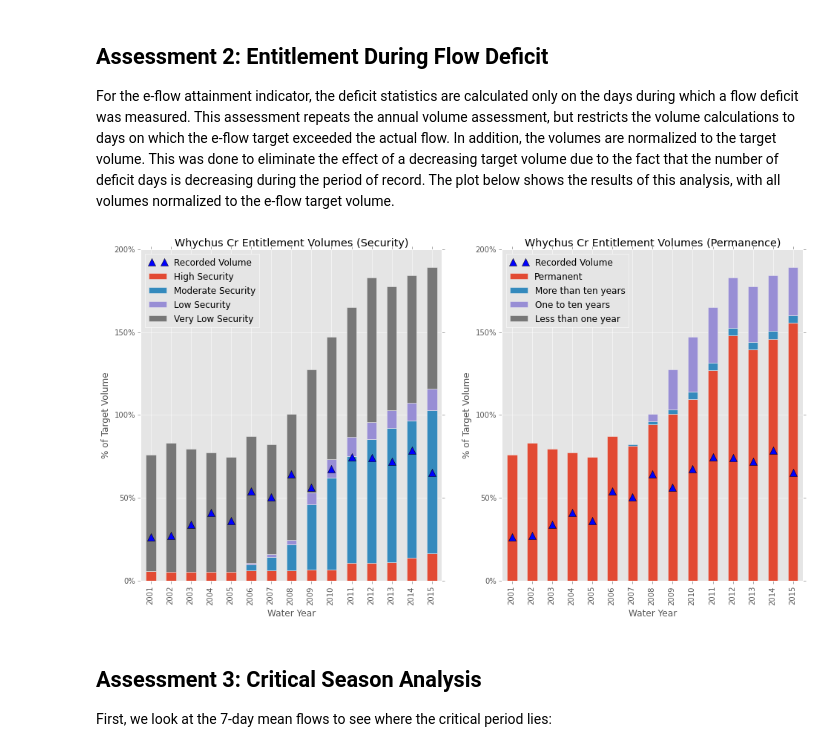
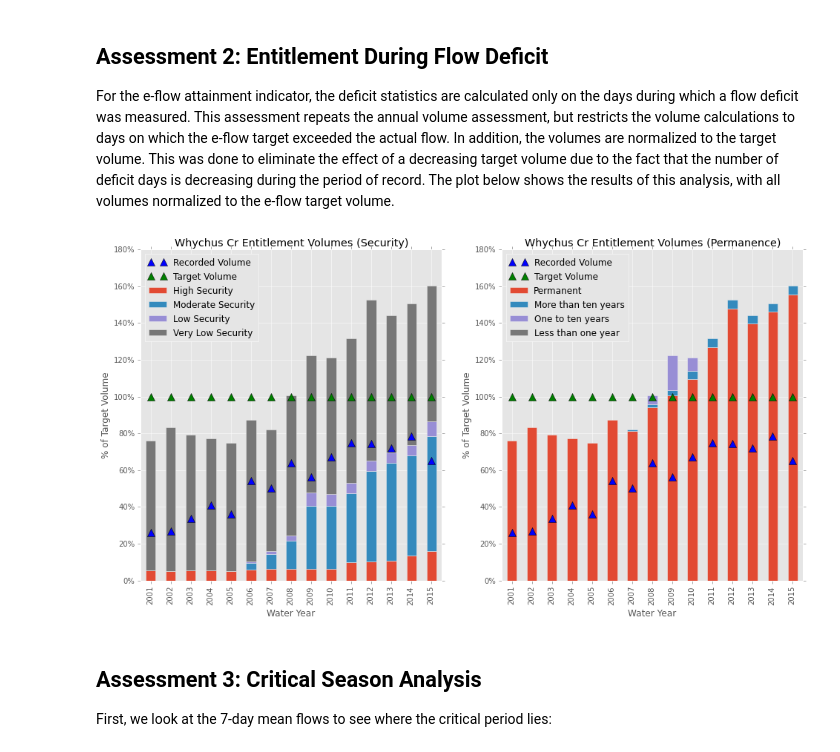
Before and after one commit to eleanxr/jupyter-notebooks, a Jupyter notebook: ISWR Analysis - Security and Permanence with Short Term Leases.ipynb, the cells around one changed output. Cells and saved outputs as stored; diff of their text form; code cells hidden in the pictures.

Commit message:
Update with correct handling of lease terms.

```diff
--- a/ISWR Analysis - Security and Permanence with Short Term Leases.ipynb
+++ b/ISWR Analysis - Security and Permanence with Short Term Leases.ipynb
@@ -64,8 +64,9 @@ terms = {}
 for index, row in reach4.iterrows():
     target = rasterflow.GradedFlowTarget()
     effective_date = row['Effective Date']
+    term = row['Term']
     target.add_by_dayofyear((row['Season Start'], row['Season End']), row['Rate (cfs)'])
-    entitlements[index] = target.as_daily_timeseries("2000-10-01", "2015-09-30", effective_date)
+    entitlements[index] = target.as_daily_timeseries("2000-10-01", "2015-09-30", effective_date, term)
     priority_dates[index] = datetime(
         year=int(row['Priority Year']),
         month=int(row['Priority Month'] if not np.isnan(row['Priority Month']) else 1),
@@ -271,34 +272,41 @@ def bar_plot_assessment_normalized(result, columns, ax, title, xlabel="Water Yea
     bars = result[columns].plot.bar(
         stacked=True,
         title=title,
         ax=ax)
     #result[[flow_series.name]].plot(
     #    ax=ax, linewidth=4, color="b")
     actual = ax.plot(
         result[flow_series.name],
         'm^',
         color='b',
         markersize=10,
         label=flow_series.name)
+    target = ax.plot(
+        result[target_series.name],
+        'm^',
+        color='g',
+        markersize=10,
+        label=target_series.name
+    )
     bar_lines, bar_labels = bars.get_legend_handles_labels()
     ax.legend(bar_lines, bar_labels, loc='best')
     #ax.set_ylim(0, 1.0)
     ax.set_xlabel(xlabel)
     ax.set_ylabel("% of Target Volume")
     yvalues = ax.get_yticks()
     ax.set_yticklabels(['{:.0f}%'.format(y * 100) for y in yvalues])
 
 fig, axes = plt.subplots(nrows=1, ncols=2, figsize=(16, 8))
 bar_plot_assessment_normalized(
     normalize_to_column(security_volume_deficit, "Target Volume"),
     security_labels, axes[0],
     title="Whychus Cr Entitlement Volumes (Security)")
 bar_plot_assessment_normalized(
     normalize_to_column(permanence_volume_deficit, "Target Volume"),
     term_labels, axes[1],
     title="Whychus Cr Entitlement Volumes (Permanence)")
 # %% [output]
-[figure, old version]
+[figure, new version]
 # %% [markdown]
 ## Assessment 3: Critical Season Analysis
 
```
Also changed, not shown: parts of 4 cells of this notebook.
